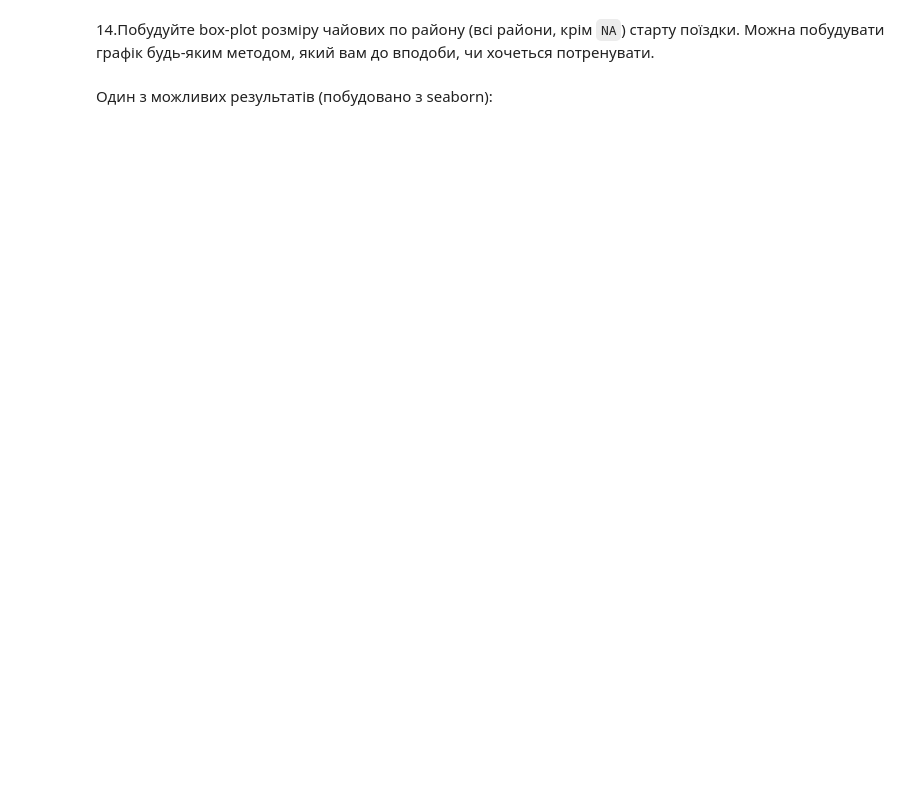
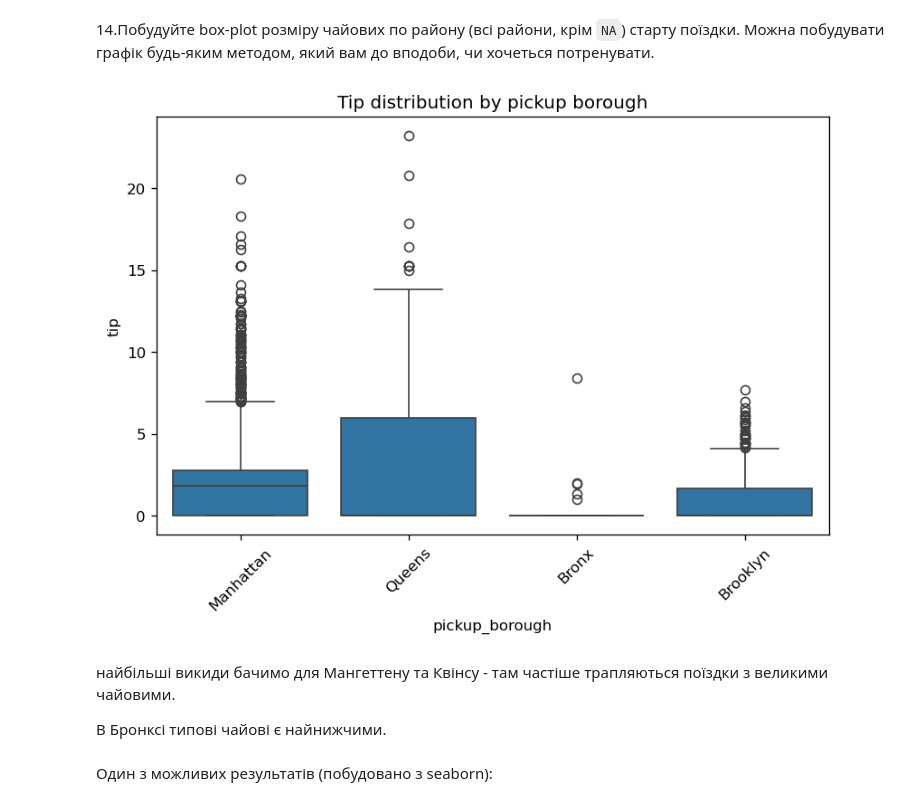
Before and after one commit to OlenaBabko/DataAnalytics_DataLovesAcademy, a Jupyter notebook: modul_11_additional/Additional_hw_5_Data_visualizations.ipynb, the cells around one changed output. Saved outputs shown, nothing was run; the diff lists cells and outputs as text; code cells hidden in the pictures; blank space fills up the shorter version.

Commit message:
additional hw 5 - data visualization (tasks 14-15)

```diff
--- a/modul_11_additional/Additional_hw_5_Data_visualizations.ipynb
+++ b/modul_11_additional/Additional_hw_5_Data_visualizations.ipynb
@@ -523,6 +523,27 @@ The `ci` parameter is deprecated. Use `errorbar='sd'` for the same effect.
 ![](https://drive.google.com/uc?export=view&id=1yoEqYwNwyQmTTrkk_Mz6D-ruAvE-Sx8q)
 # %% [markdown]
 14.Побудуйте box-plot розміру чайових по району (всі райони, крім `NA`) старту поїздки. Можна побудувати графік будь-яким методом, який вам до вподоби, чи хочеться потренувати.
+# %%
+plt.figure(figsize=(8, 5), dpi=120)
+
+sns.boxplot(
+    data=df_taxi_clean[df_taxi_clean["pickup_borough"] != "NA"],
+    x="pickup_borough",
+    y="tip"
+)
+
+plt.xlabel("pickup_borough")
+plt.ylabel("tip")
+plt.title("Tip distribution by pickup borough")
+plt.xticks(rotation=45)
+
+plt.show()
+# %% [output]
+[figure, added]
+# %% [markdown]
+найбільші викиди бачимо для Мангеттену та Квінсу - там частіше трапляються поїздки з великими чайовими.
+
+В Бронксі типові чайові є найнижчими.
 # %% [markdown]
 Один з можливих результатів (побудовано з seaborn):
 # %% [markdown]
```
Also changed, not shown: parts of 6 cells of this notebook.
